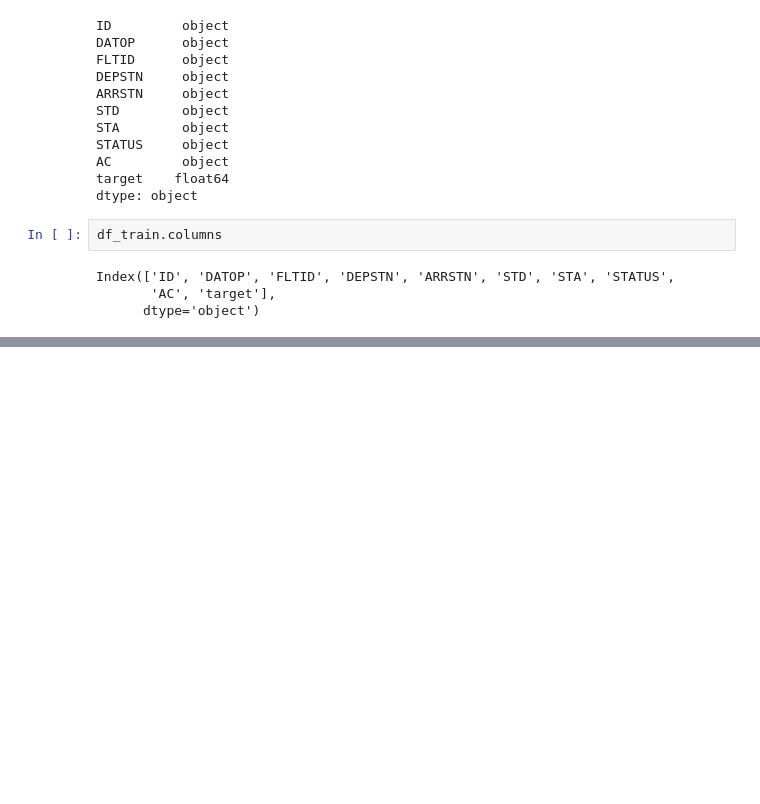
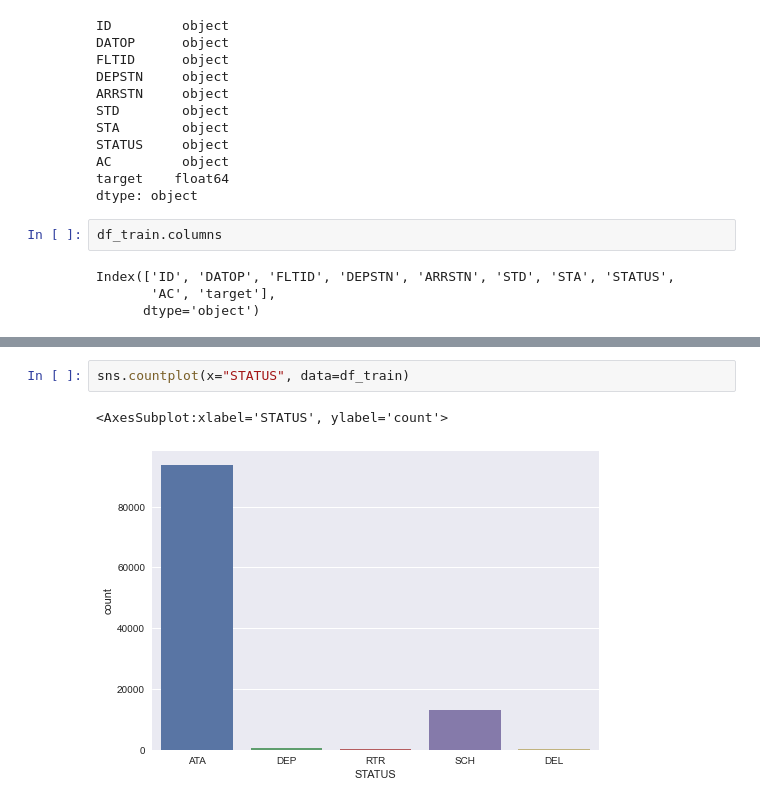
Before and after one commit to abideen-olawuwo/flight-delay-prediction, a Jupyter notebook: flight-prediction.ipynb, the cells around one changed output, grey strips where cells are left out. Cells and saved outputs as stored; diff of their text form; blank space fills up the shorter version.

```diff
--- a/flight-prediction.ipynb
+++ b/flight-prediction.ipynb
@@ -104,0 +130,5 @@ df_train['STATUS'].unique()
+# %%
+sns.countplot(x="STATUS", data=df_train)
+# %% [output]
+<AxesSubplot:xlabel='STATUS', ylabel='count'>
+[figure, added]
```
Also changed, not shown: parts of 30 cells of this notebook.
